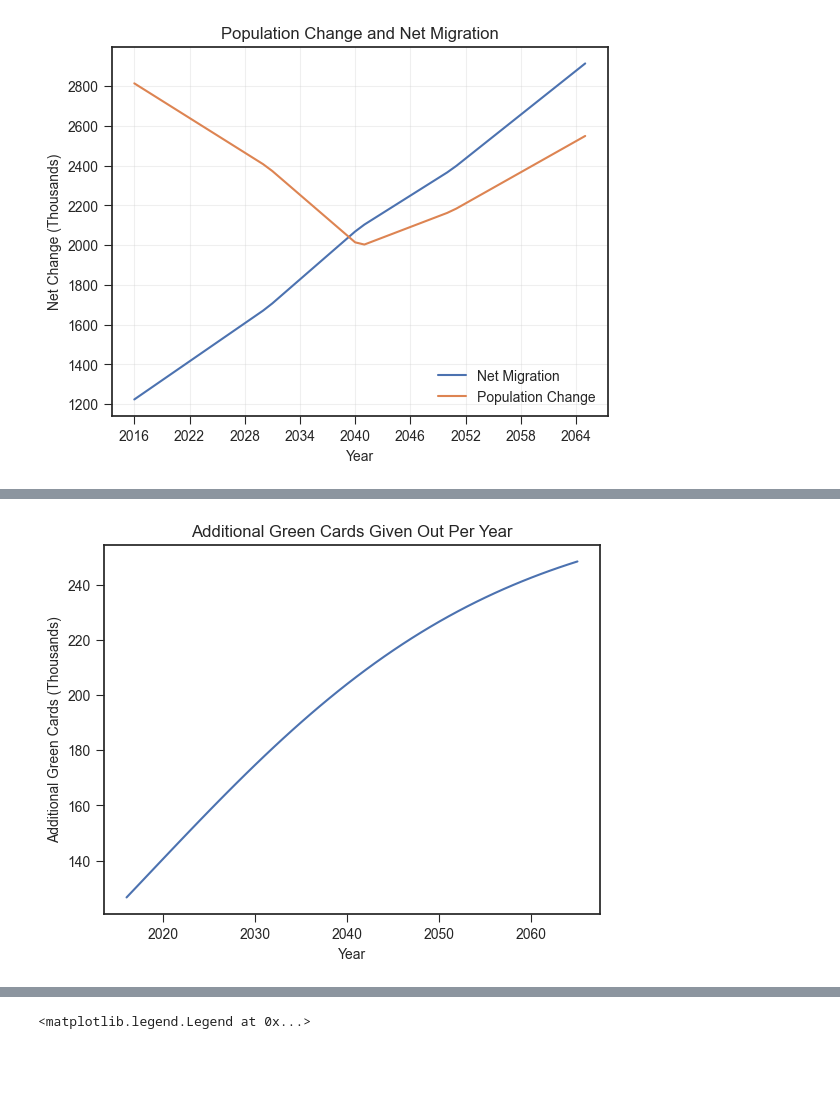
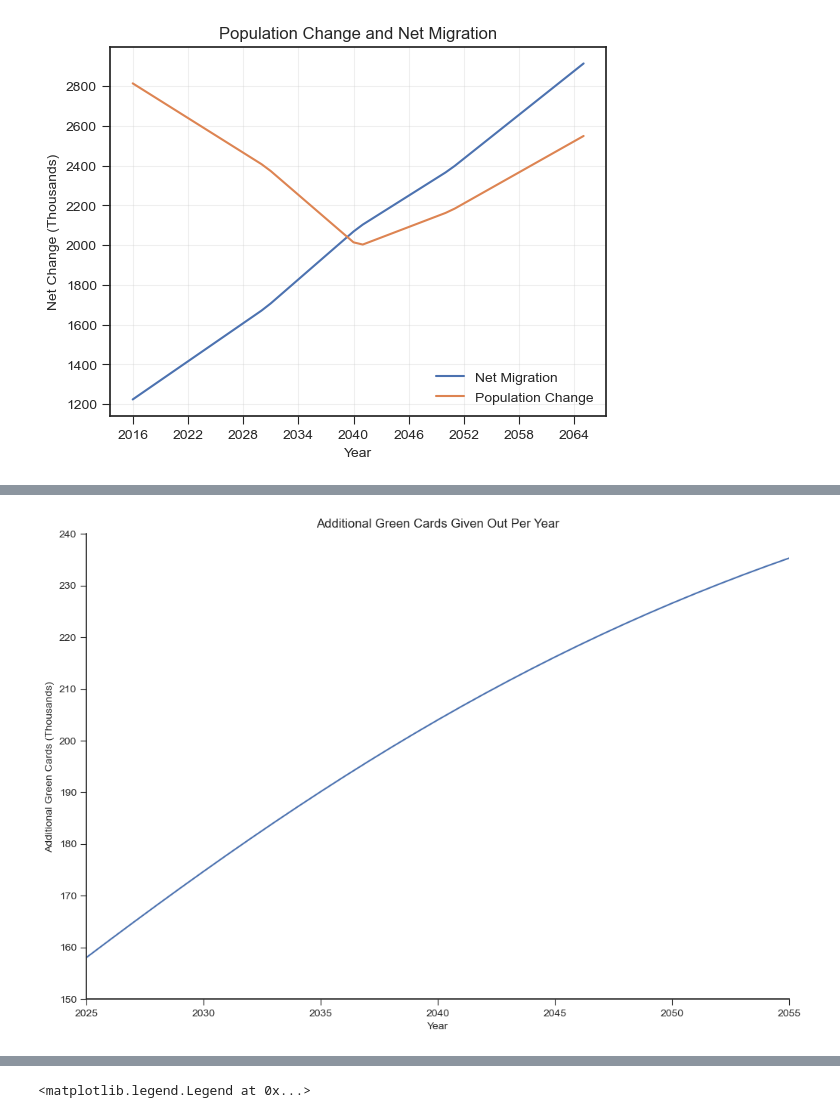
Before and after one commit to 608ohenry/frc2025, a Jupyter notebook: greencards_graphs.ipynb, the cells around one changed output, grey strips where cells are left out. Saved outputs shown, nothing was run; the diff lists cells and outputs as text; code cells hidden in the pictures; blank space fills up the shorter version.

Commit message:
Updated code files to save images of graphs, added new fee graph, adjusted graph axis to 2025 to 2055 per competition timeline

```diff
--- a/greencards_graphs.ipynb
+++ b/greencards_graphs.ipynb
@@ -6,12 +6,13 @@ import numpy as np
 import matplotlib.ticker as ticker
 import re
 from scipy.optimize import curve_fit
+
 plt.style.use('seaborn-v0_8-ticks')
 sns.set_palette("deep")
 
-gen = pd.read_csv("/Users/shivmuthupandiyan/school/fed/population_by_generation_1965-2060.csv")
-race = pd.read_csv("/Users/shivmuthupandiyan/school/fed/population_with_without_immigration_2015-2060.csv")
-intl = pd.read_csv("/Users/shivmuthupandiyan/school/fed/intl_student_enrollment_data.csv")
+gen = pd.read_csv("population_by_generation_1965-2060.csv")
+race = pd.read_csv("population_with_without_immigration_2015-2060.csv")
+intl = pd.read_csv("intl_student_enrollment_data.csv")
 
 #Fix year format
 intl["Year"] = [re.match(r"^\d{4}", year).group() for year in intl["Year"]]
@@ -39,7 +40,7 @@ ax.xaxis.set_major_locator(ticker.MaxNLocator(nbins=10))  # Max 5 ticks on x-axi
 ax.yaxis.set_major_locator(ticker.MaxNLocator(nbins=10))  # Max 5 ticks on y-axis
 plt.show()
 # %% [output]
-[figure, old version]
+[figure, new version]
 # %%
 # Extract years and student numbers
 X = intl["Year"].values
@@ -93,32 +94,37 @@ df_future_students['Year'] = df_future_students['Year'].astype(int)
 # Merge the migration data with projected students
 merged = race.merge(
     df_future_students[['Year', "Projected Int'l Students"]],
     on='Year',
     how='left'
 )
 
 # Fill any missing values with 0 (for years before projections exist)
 merged["Projected Int'l Students"] = merged["Projected Int'l Students"].fillna(0)
 
 # Calculate the combined effect using vectorized operations
 merged['Green Card Effect'] = merged['Migration per year'] + merged["Projected Int'l Students"] / 1000 * graduation_rate * retention_rate / school_years
 
 plt.figure(figsize=(10,5))
 plt.plot(merged["Year"], merged["Migration per year"], label="Net Migration")
 plt.plot(merged["Year"], merged["Green Card Effect"], label="With Green Card Policy")
 plt.xlabel('Year')
 plt.ylabel('Net Change (Thousands)')
 plt.legend()
 plt.title("Impact of Green Card Policy on Net Migration")
 plt.show()
 
 merged['Green Card Difference'] = merged['Green Card Effect'] - merged['Migration per year']
-plt.figure()
+plt.figure(figsize = (12,8))
 plt.plot(merged["Year"], merged["Green Card Difference"])
 plt.xlabel('Year')
 plt.ylabel('Additional Green Cards (Thousands)')
 plt.title("Additional Green Cards Given Out Per Year")
+plt.xlim(2025,2055)
+plt.ylim(150,240)
+sns.despine()
+plt.ticklabel_format(style= None)
+plt.savefig('h1b_visas_given')
 plt.show()
 # %% [output]
 [figure]
-[figure, old version]
+[figure, new version]
```
Also changed, not shown: parts of 2 cells of this notebook, 3 other files.
